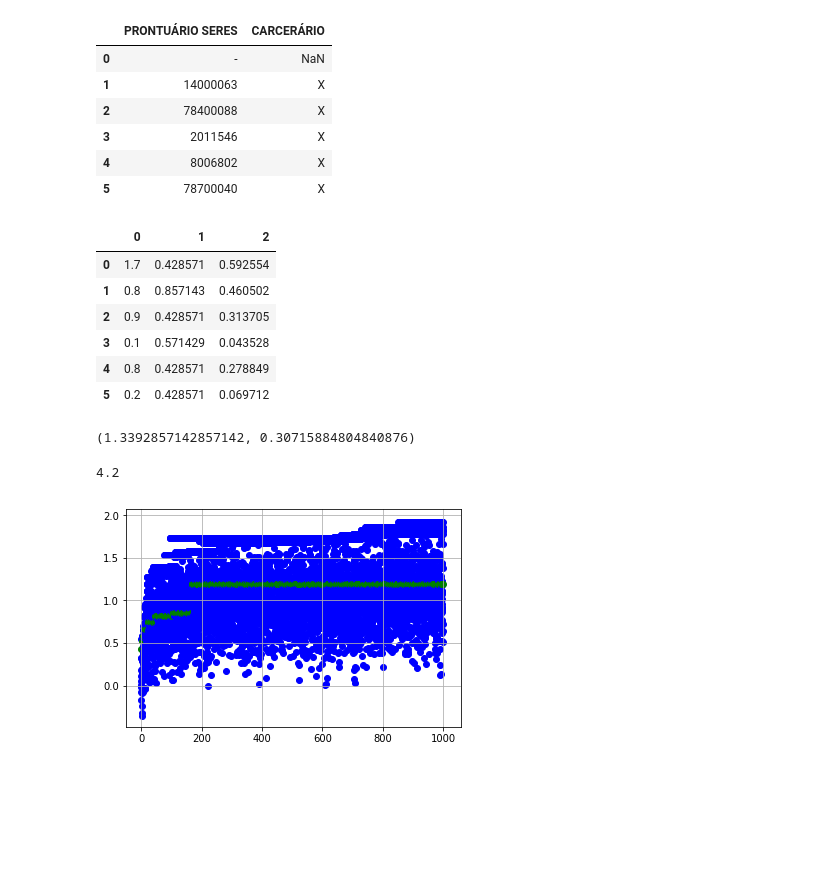
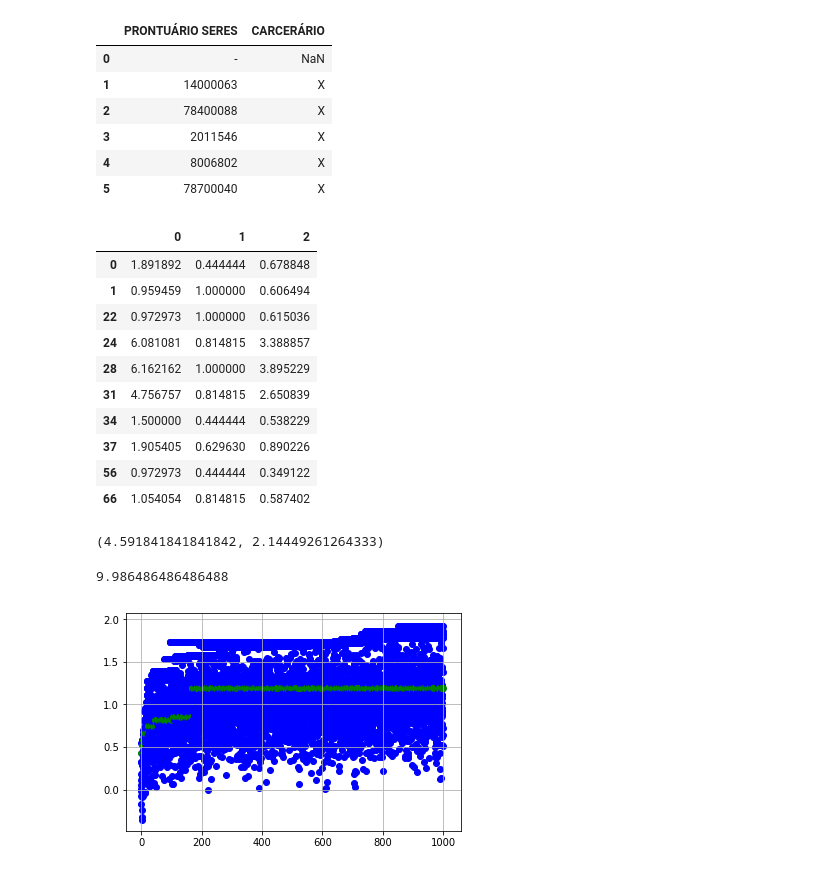
Before and after one commit to aldo-fsm/projeto-IA-2018.2-SDS, a Jupyter notebook: notebook.ipynb, the cells around one changed output. Saved outputs shown, nothing was run; the diff lists cells and outputs as text; code cells hidden in the pictures; blank space fills up the shorter version.

```diff
--- a/notebook.ipynb
+++ b/notebook.ipynb
@@ -20,0 +11,3 @@ data
+# %%
+data = data_utils.load_dataset()
+data.head(0)
@@ -66,7 +88,7 @@ data[['PRONTUÁRIO SERES','CARCERÁRIO']]
 # %%
 from fitness import FuncaoRelevancia, FuncaoViabilidade, FitnessSum, FitnessMult
 # %%
-Kr, Kv = np.ones(10), np.ones(7)
+Kr, Kv = constants.RELEVANCY_WEIGHTS, constants.VIABILITY_WEIGHTS
 R = FuncaoRelevancia(Kr)
 V = FuncaoViabilidade(Kv)
 fitness1 = FitnessSum(1,1,1,Kr,Kv,data)
@@ -74,25 +96,29 @@ fitness2 = FitnessMult(1,1,1,Kr,Kv,data)
 def fitnessInd(row):
     return (1-np.exp(-V(row)))*R(row)
 # %%
-pd.concat([data.apply(R, axis=1), data.apply(V, axis=1), data.apply(fitnessInd, axis=1)], axis=1)
+pd.concat([data.apply(R, axis=1), data.apply(V, axis=1), data.apply(fitnessInd, axis=1)], axis=1).head(10)
 # %% [output]
 |  | 0 | 1 | 2 |
-| 0 | 1.7 | 0.428571 | 0.592554 |
-| 1 | 0.8 | 0.857143 | 0.460502 |
-| 2 | 0.9 | 0.428571 | 0.313705 |
-| 3 | 0.1 | 0.571429 | 0.043528 |
-| 4 | 0.8 | 0.428571 | 0.278849 |
-| 5 | 0.2 | 0.428571 | 0.069712 |
+| 0 | 1.891892 | 0.444444 | 0.678848 |
+| 1 | 0.959459 | 1.000000 | 0.606494 |
+| 22 | 0.972973 | 1.000000 | 0.615036 |
+| 24 | 6.081081 | 0.814815 | 3.388857 |
+| 28 | 6.162162 | 1.000000 | 3.895229 |
+| 31 | 4.756757 | 0.814815 | 2.650839 |
+| 34 | 1.500000 | 0.444444 | 0.538229 |
+| 37 | 1.905405 | 0.629630 | 0.890226 |
+| 56 | 0.972973 | 0.444444 | 0.349122 |
+| 66 | 1.054054 | 0.814815 | 0.587402 |
 # %%
 chr = [0,4,2,3]
 fitness1(chr), fitness2(chr)
 # %% [output]
-(1.3392857142857142, 0.30715884804840876)
+(4.591841841841842, 2.14449261264333)
 # %%
 chr = [1,0,4,2]
 np.sum(data.iloc[chr].apply(R, axis=1).values)
 # %% [output]
-4.2
+9.986486486486488
 # %%
 from tests import testeGA
 # %%
```
Also changed, not shown: parts of 10 cells of this notebook, 6 other files.
